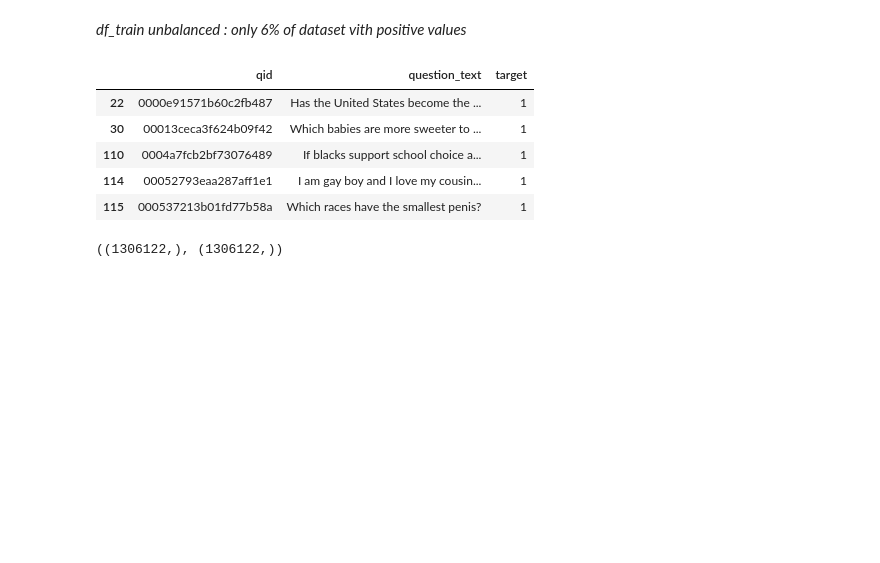
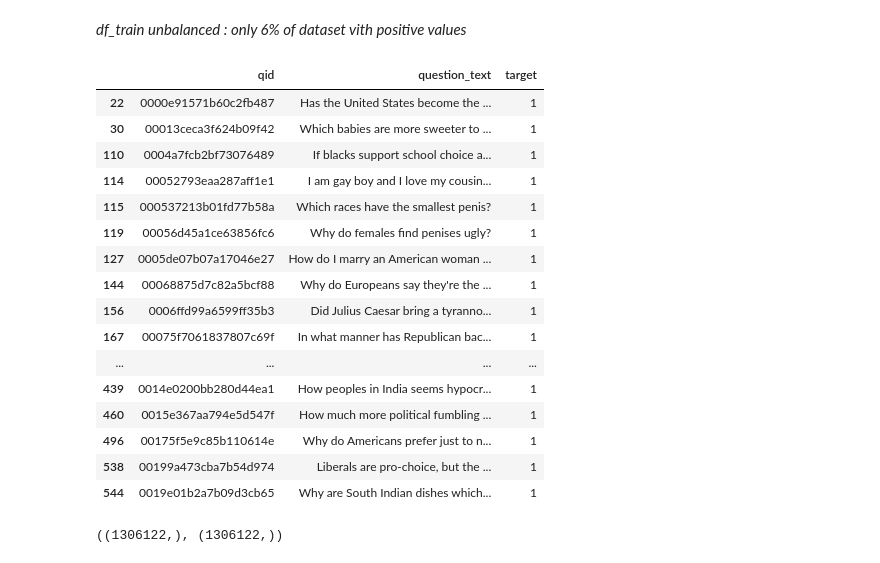
Before and after one commit to moneynass/Kaggle_competition_quora, a Jupyter notebook: notebooks/Kaggle_competition_quora.ipynb, the cells around one changed output. Saved outputs shown, nothing was run; the diff lists cells and outputs as text; code cells hidden in the pictures; blank space fills up the shorter version.

```diff
--- a/notebooks/Kaggle_competition_quora.ipynb
+++ b/notebooks/Kaggle_competition_quora.ipynb
@@ -12,14 +12,18 @@ import spacy
 from nltk.corpus import stopwords
 from wordcloud import WordCloud, STOPWORDS
 from sklearn.model_selection import train_test_split
-from tqdm import tqdm
 from sklearn.pipeline import Pipeline
 from sklearn.naive_bayes import MultinomialNB
+from sklearn.linear_model import LogisticRegression
 from sklearn.metrics import accuracy_score, classification_report, confusion_matrix
 from sklearn.metrics import confusion_matrix
 from sklearn.model_selection import GridSearchCV
 from sklearn.feature_extraction.text import CountVectorizer
+from sklearn.feature_extraction.text import TfidfVectorizer
+from sklearn.decomposition import TruncatedSVD
+from collections import defaultdict
 
+pd.set_option('display.max_colwidth', -1)
 sns.set()
 %matplotlib inline
 # %%
@@ -77,14 +81,25 @@ sns.countplot(x="target", data=df_train, palette="Greens_d");
 # %% [markdown]
 *df_train unbalanced : only 6% of dataset vith positive values*
 # %%
-df_train.loc[df_train['target'] == 1].head()
+df_train.loc[df_train['target'] == 1].head(30)
 # %% [output]
 |  | qid | question_text | target |
 | 22 | 0000e91571b60c2fb487 | Has the United States become the ... | 1 |
 | 30 | 00013ceca3f624b09f42 | Which babies are more sweeter to ... | 1 |
 | 110 | 0004a7fcb2bf73076489 | If blacks support school choice a... | 1 |
 | 114 | 00052793eaa287aff1e1 | I am gay boy and I love my cousin... | 1 |
 | 115 | 000537213b01fd77b58a | Which races have the smallest penis? | 1 |
+| 119 | 00056d45a1ce63856fc6 | Why do females find penises ugly? | 1 |
+| 127 | 0005de07b07a17046e27 | How do I marry an American woman ... | 1 |
+| 144 | 00068875d7c82a5bcf88 | Why do Europeans say they're the ... | 1 |
+| 156 | 0006ffd99a6599ff35b3 | Did Julius Caesar bring a tyranno... | 1 |
+| 167 | 00075f7061837807c69f | In what manner has Republican bac... | 1 |
+| ... | ... | ... | ... |
+| 439 | 0014e0200bb280d44ea1 | How peoples in India seems hypocr... | 1 |
+| 460 | 0015e367aa794e5d547f | How much more political fumbling ... | 1 |
+| 496 | 00175f5e9c85b110614e | Why do Americans prefer just to n... | 1 |
+| 538 | 00199a473cba7b54d974 | Liberals are pro-choice, but the ... | 1 |
+| 544 | 0019e01b2a7b09d3cb65 | Why are South Indian dishes which... | 1 |
 # %%
 X = df_train.loc[:, 'question_text']
 y = df_train.loc[:, 'target']
```
Also changed, not shown: parts of 58 cells of this notebook, 1 other file.
